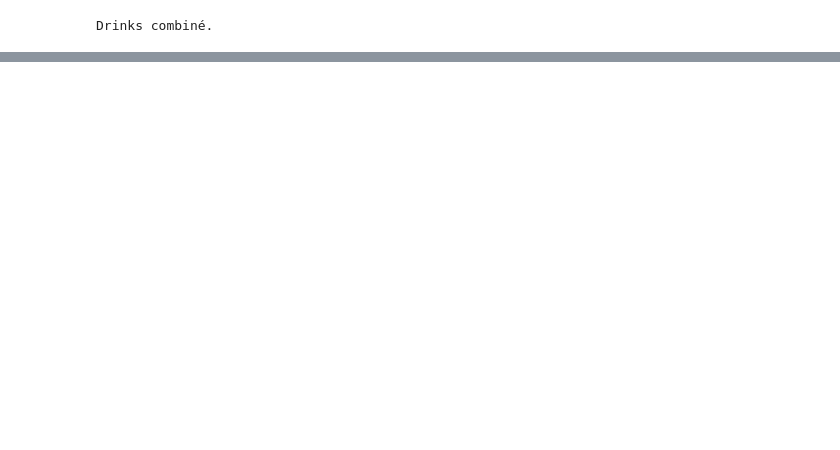
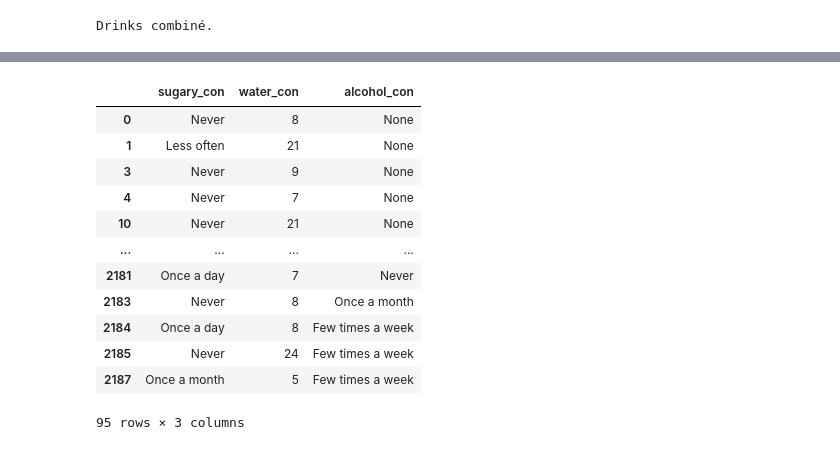
Before and after one commit to RomyJr/Data_Project_HEALTH, a Jupyter notebook: Drinks.ipynb, the cells around one changed output, grey strips where cells are left out. Drawn from its saved outputs; the diff is of its cells as text; code cells hidden in the pictures; blank space fills up the shorter version.

```diff
--- a/Drinks.ipynb
+++ b/Drinks.ipynb
@@ -121,0 +149,20 @@ Valeurs uniques pour la colonne 'alcohol_con':
+# %%
+# Obtenir les lignes uniques
+unique_rows = drinks.drop_duplicates()
+
+# Afficher les lignes uniques
+unique_rows
+# %% [output]
+|  | sugary_con | water_con | alcohol_con |
+| 0 | Never | 8 | None |
+| 1 | Less often | 21 | None |
+| 3 | Never | 9 | None |
+| 4 | Never | 7 | None |
+| 10 | Never | 21 | None |
+| ... | ... | ... | ... |
+| 2181 | Once a day | 7 | Never |
+| 2183 | Never | 8 | Once a month |
+| 2184 | Once a day | 8 | Few times a week |
+| 2185 | Never | 24 | Few times a week |
+| 2187 | Once a month | 5 | Few times a week |
+95 rows × 3 columns
```
Also changed, not shown: parts of 7 cells of this notebook, 1 other file.
